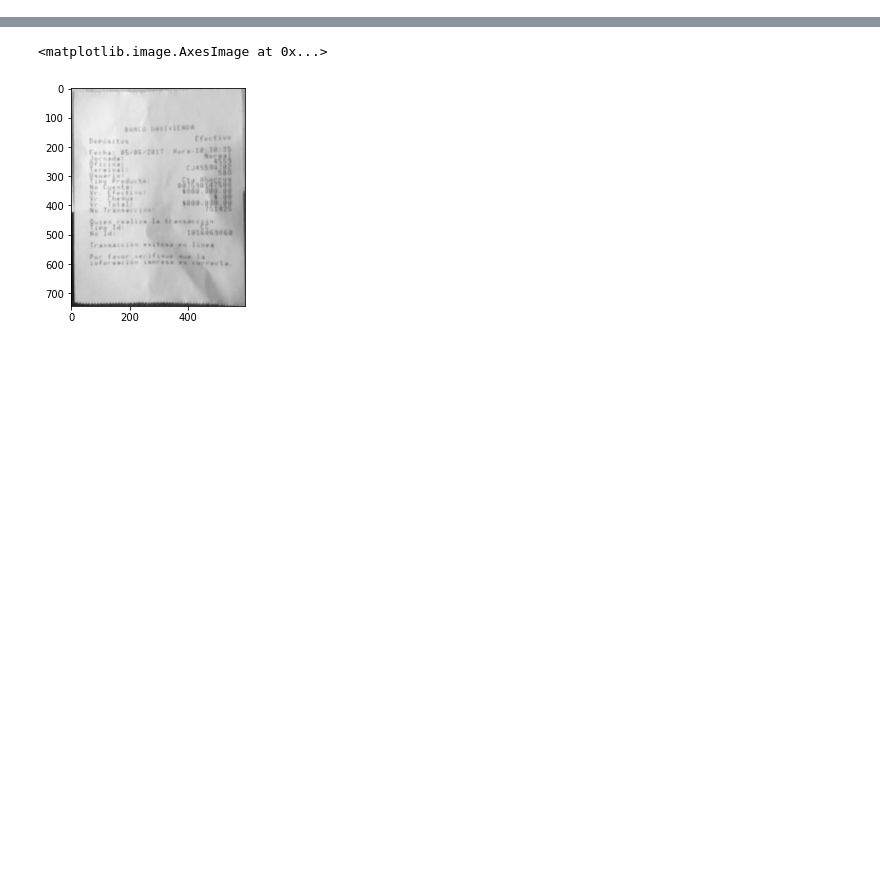
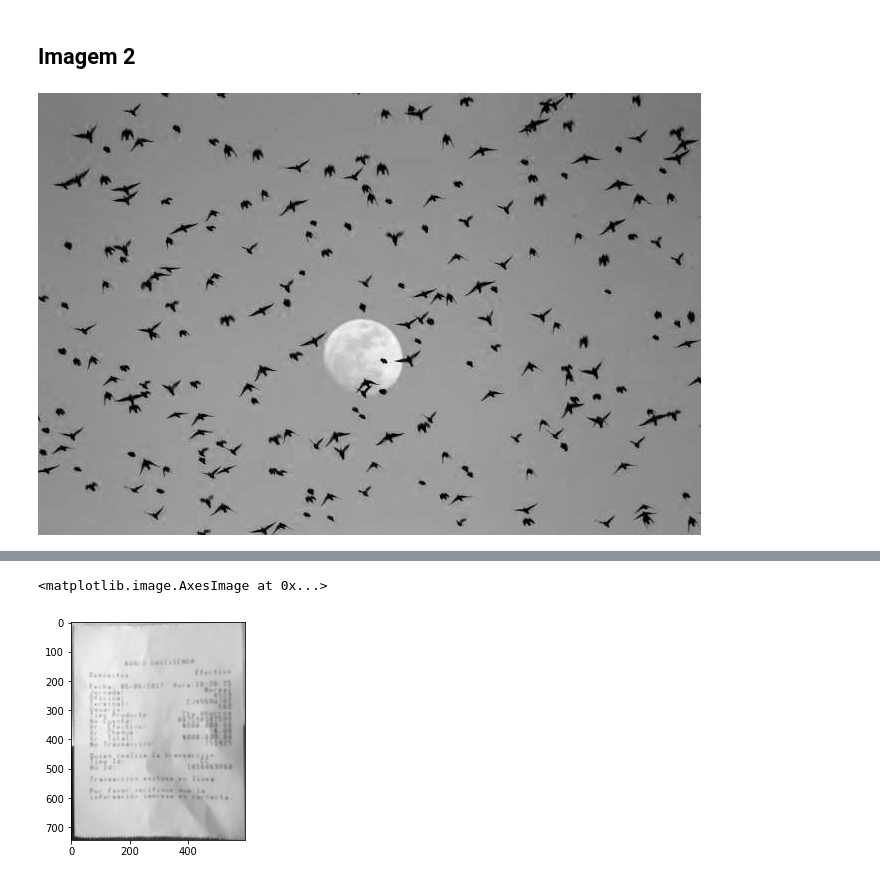
Before and after one commit to JVBravoo/visao_computacional, a Jupyter notebook: Atividade_02/atividade_02.ipynb, the cells around one changed output, grey strips where cells are left out. Drawn from its saved outputs; the diff is of its cells as text; code cells hidden in the pictures; blank space fills up the shorter version.

```diff
--- a/Atividade_02/atividade_02.ipynb
+++ b/Atividade_02/atividade_02.ipynb
@@ -0,0 +99,6 @@
+# %% [markdown]
+## Imagem 2
+# %%
+img2
+# %% [output]
+[figure, added]
```
Also changed, not shown: parts of 16 cells of this notebook, 5 other files.
